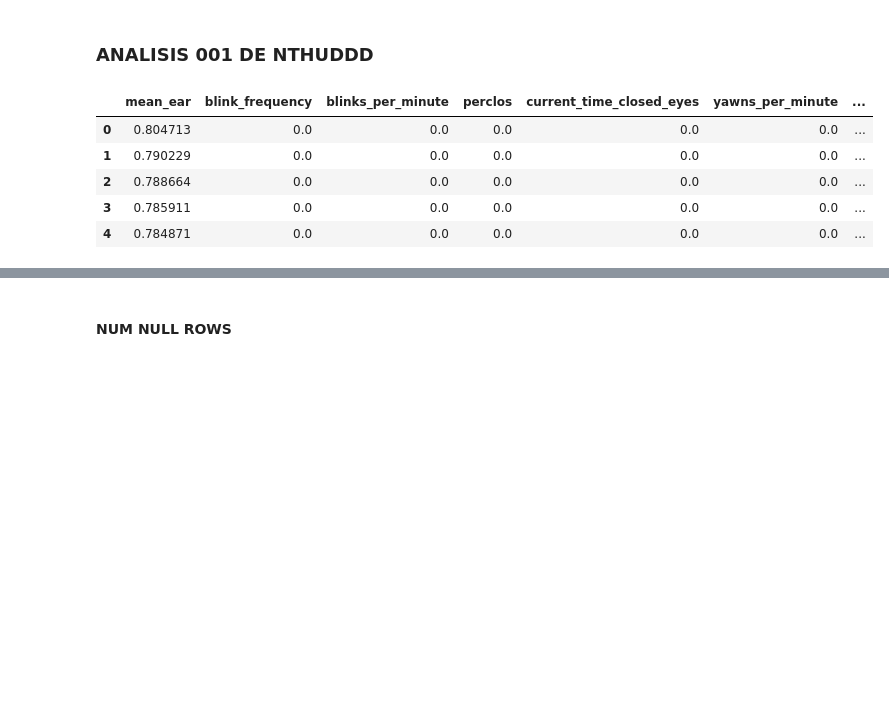
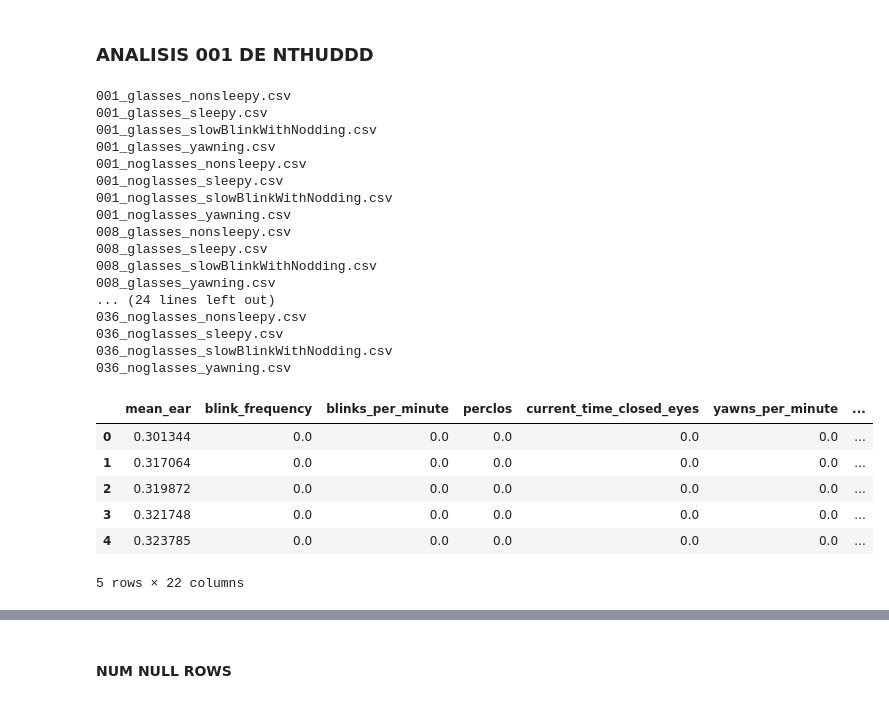
Before and after one commit to vidyc/Driver-Drowsiness-Detection-TFG, a Jupyter notebook: Untitled-1.ipynb, the cells around one changed output, grey strips where cells are left out. Saved outputs shown, nothing was run; the diff lists cells and outputs as text; code cells hidden in the pictures; blank space fills up the shorter version.

```diff
--- a/Untitled-1.ipynb
+++ b/Untitled-1.ipynb
@@ -436,18 +447,44 @@ shap.summary_plot(shap_values, features=x_test, feature_names=x_test.columns)
 ### ANALISIS 001 DE NTHUDDD
 # %%
 path = "NTHUDDD_dataset/"
-label = "drowsiness.txt"
+label = "drowsiness"
 df_list = []
 for filename in os.listdir(path):
-    file = os.path.join(path, filename)
-    df_list.append(pd.read_csv(file))
+    if "night" not in filename:
+        print(filename)
+        file = os.path.join(path, filename)
+        df = pd.read_csv(file)
+
+        file_data = filename.split("_")
+        df["subject"] = filename[:3]
+        df["scenario"] = file_data[1]
+        df["state"] = file_data[2][:-4]
+        df_list.append(df)
 
 big_df = pd.concat(df_list).drop("Unnamed: 0", axis=1)
 big_df.head()
 # %% [output]
+001_glasses_nonsleepy.csv
+001_glasses_sleepy.csv
+001_glasses_slowBlinkWithNodding.csv
+001_glasses_yawning.csv
+001_noglasses_nonsleepy.csv
+001_noglasses_sleepy.csv
+001_noglasses_slowBlinkWithNodding.csv
+001_noglasses_yawning.csv
+008_glasses_nonsleepy.csv
+008_glasses_sleepy.csv
+008_glasses_slowBlinkWithNodding.csv
+008_glasses_yawning.csv
+... (24 lines left out)
+036_noglasses_nonsleepy.csv
+036_noglasses_sleepy.csv
+036_noglasses_slowBlinkWithNodding.csv
+036_noglasses_yawning.csv
 |  | mean_ear | blink_frequency | blinks_per_minute | perclos | current_time_closed_eyes | yawns_per_minute | ... |
-| 0 | 0.804713 | 0.0 | 0.0 | 0.0 | 0.0 | 0.0 | ... |
-| 1 | 0.790229 | 0.0 | 0.0 | 0.0 | 0.0 | 0.0 | ... |
-| 2 | 0.788664 | 0.0 | 0.0 | 0.0 | 0.0 | 0.0 | ... |
-| 3 | 0.785911 | 0.0 | 0.0 | 0.0 | 0.0 | 0.0 | ... |
-| 4 | 0.784871 | 0.0 | 0.0 | 0.0 | 0.0 | 0.0 | ... |
+| 0 | 0.301344 | 0.0 | 0.0 | 0.0 | 0.0 | 0.0 | ... |
+| 1 | 0.317064 | 0.0 | 0.0 | 0.0 | 0.0 | 0.0 | ... |
+| 2 | 0.319872 | 0.0 | 0.0 | 0.0 | 0.0 | 0.0 | ... |
+| 3 | 0.321748 | 0.0 | 0.0 | 0.0 | 0.0 | 0.0 | ... |
+| 4 | 0.323785 | 0.0 | 0.0 | 0.0 | 0.0 | 0.0 | ... |
+5 rows × 22 columns
```
Also changed, not shown: parts of 12 cells of this notebook, 20 other files.
